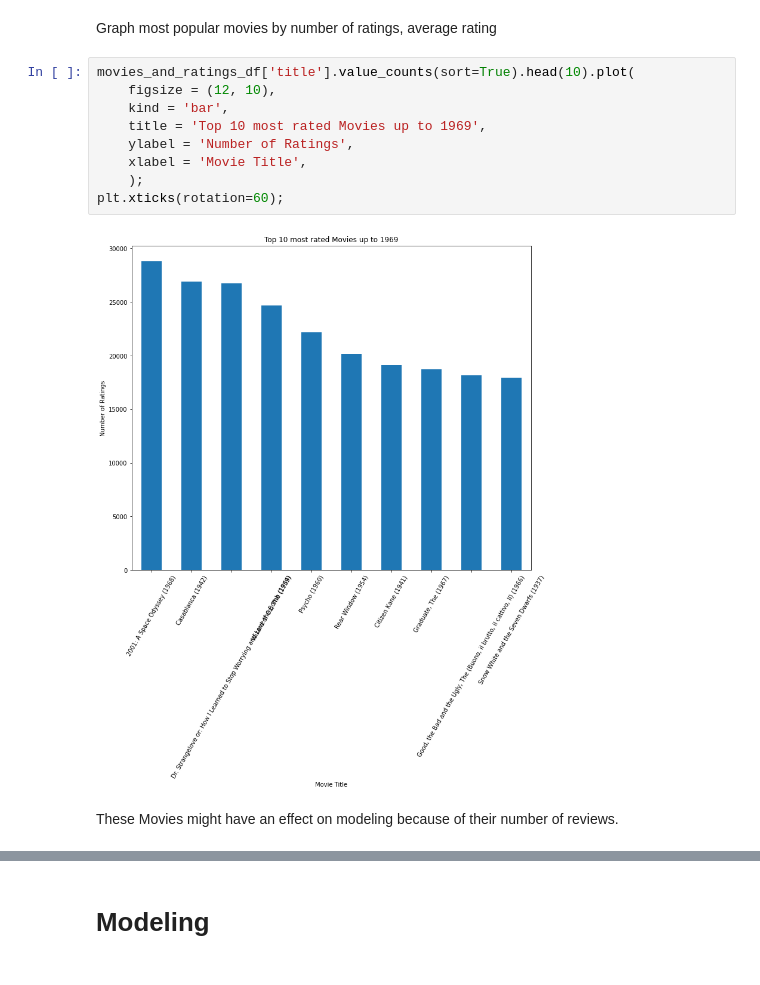
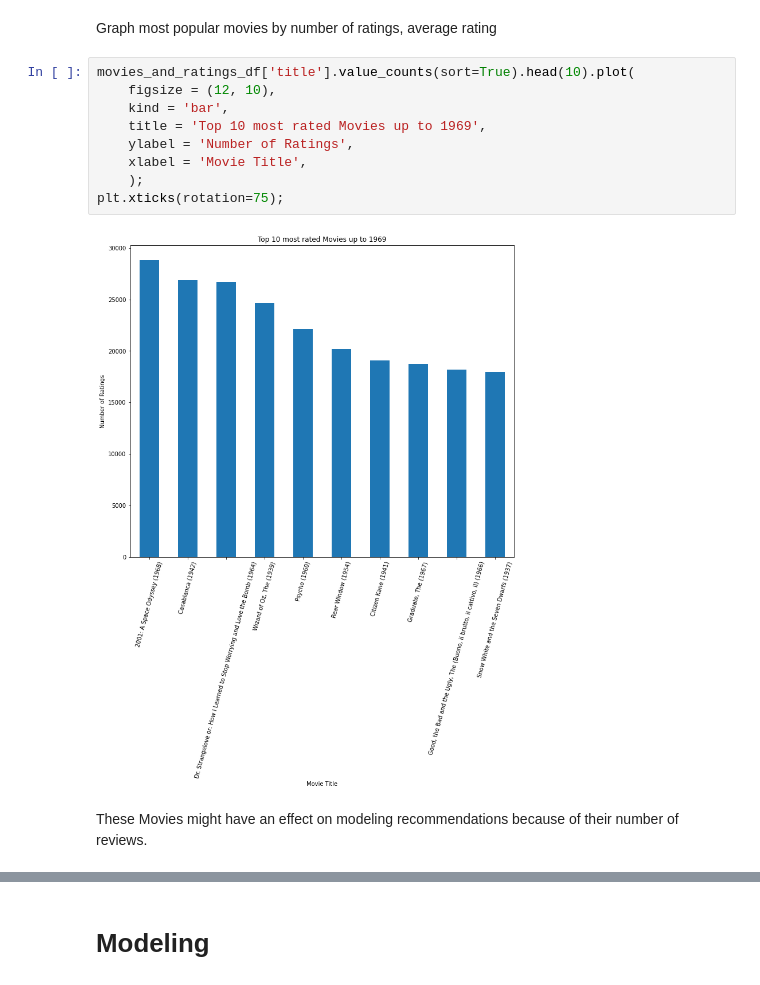
Before and after one commit to WSmolen/Movie-Recommendation-System, a Jupyter notebook: Notebook.ipynb, the cells around one changed output, grey strips where cells are left out. Cells and saved outputs as stored; diff of their text form.

```diff
--- a/Notebook.ipynb
+++ b/Notebook.ipynb
@@ -251,16 +240,16 @@ Graph most popular movies by number of ratings, average rating
 # %%
 movies_and_ratings_df['title'].value_counts(sort=True).head(10).plot(
     figsize = (12, 10),
     kind = 'bar',
     title = 'Top 10 most rated Movies up to 1969',
     ylabel = 'Number of Ratings',
     xlabel = 'Movie Title',
     );
-plt.xticks(rotation=60);
+plt.xticks(rotation=75);
 # %% [output]
-[figure, old version]
+[figure, new version]
 # %% [markdown]
-These Movies might have an effect on modeling because of their number of reviews.
+These Movies might have an effect on modeling recommendations because of their number of reviews.
 # %%
 movies_and_ratings_df.groupby('title')['rating'].mean().sort_values(ascending=False).head(10).plot(
     kind='bar',
```
Also changed, not shown: parts of 80 cells of this notebook.
